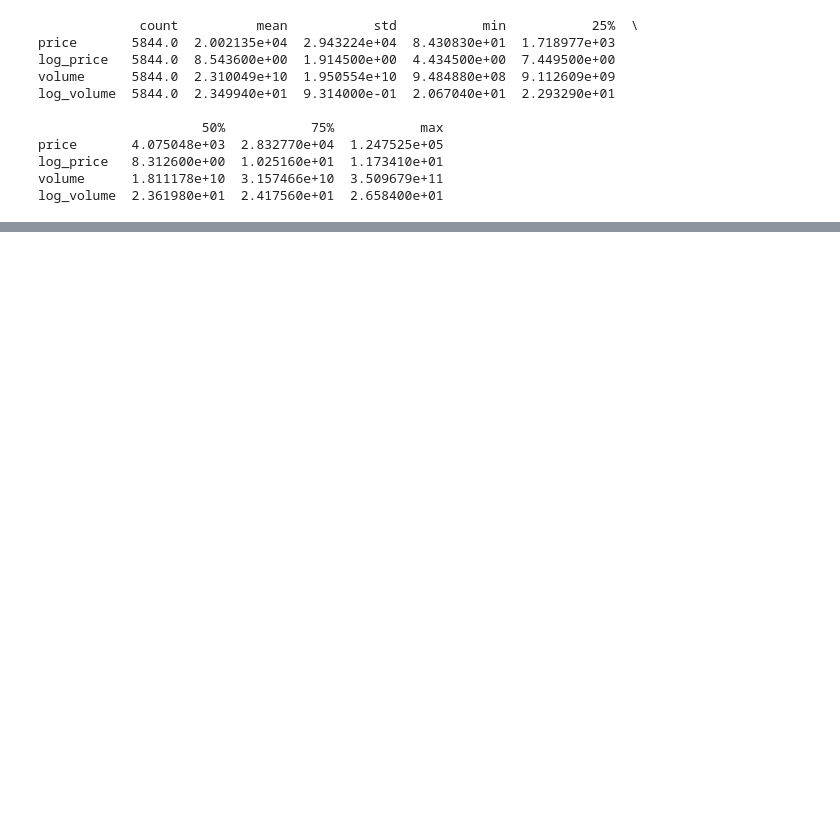
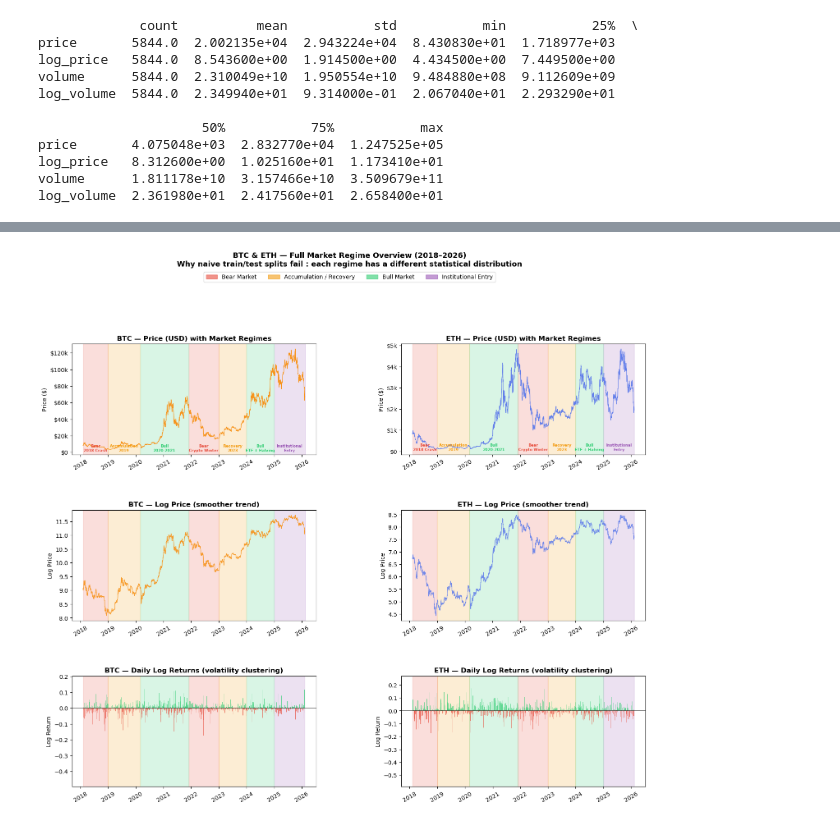
Before and after one commit to tlilimaryem7-cloud/AI-powered-cryptocurrency-market-analysis-and-decision-support-system, a Jupyter notebook: notebooks/EDA_Enriched data.ipynb, the cells around one changed output, grey strips where cells are left out. Drawn from its saved outputs; the diff is of its cells as text; code cells hidden in the pictures; blank space fills up the shorter version.

```diff
--- a/notebooks/EDA_Enriched data.ipynb
+++ b/notebooks/EDA_Enriched data.ipynb
@@ -605,0 +687,89 @@ log_volume  2.361980e+01  2.417560e+01  2.658400e+01
+# %%
+# EDA — MARKET REGIME VISUALIZATION
+import matplotlib.pyplot as plt
+import matplotlib.patches as mpatches
+import matplotlib.gridspec as gridspec
+
+# ── Define regime periods ─────────────────────────────────────
+regimes = [
+    ("2018-02-08", "2018-12-31", "#e74c3c", "Bear\n2018 Crash",        0.15),
+    ("2019-01-01", "2020-02-28", "#f39c12", "Accumulation\n2019",       0.15),
+    ("2020-03-01", "2021-11-30", "#2ecc71", "Bull\n2020-2021",          0.15),
+    ("2021-12-01", "2022-12-31", "#e74c3c", "Bear\nCrypto Winter",      0.15),
+    ("2023-01-01", "2023-12-31", "#f39c12", "Recovery\n2023",           0.15),
+    ("2024-01-01", "2024-12-31", "#2ecc71", "Bull\nETF + Halving",      0.15),
+    ("2025-01-01", "2026-02-11", "#9b59b6", "Institutional\nEntry",     0.15),
+]
+
+colors  = {"btc": "#F7931A", "eth": "#627EEA"}
+fig     = plt.figure(figsize=(18, 14))
+gs      = gridspec.GridSpec(3, 2, figure=fig, hspace=0.5, wspace=0.35)
+
+for i, coin in enumerate(["btc", "eth"]):
+    sub = df[df["coin"] == coin].set_index("timestamp").sort_index()
+
+    # ── Price with regime shading ─────────────────────────────
+    ax1 = fig.add_subplot(gs[0, i])
+    for start, end, color, label, alpha in regimes:
+        ax1.axvspan(pd.Timestamp(start), pd.Timestamp(end),
+                    color=color, alpha=0.18)
+        mid = pd.Timestamp(start) + (pd.Timestamp(end) - pd.Timestamp(start)) / 2
+        ax1.text(mid, ax1.get_ylim()[1] if i == 0 else ax1.get_ylim()[1],
+                 label, ha="center", fontsize=6.5, color=color,
+                 fontweight="bold", va="bottom")
+    ax1.plot(sub.index, sub["price"], color=colors[coin], linewidth=0.9)
+    ax1.set_title(f"{coin.upper()} — Price (USD) with Market Regimes",
+                  fontweight="bold")
+    ax1.set_ylabel("Price ($)")
+    ax1.tick_params(axis="x", rotation=30)
+    ax1.yaxis.set_major_formatter(
+        plt.FuncFormatter(lambda x, _: f"${x/1e3:.0f}k" if x >= 1000 else f"${x:.0f}")
+    )
+
+    # ── Log price ─────────────────────────────────────────────
+    ax2 = fig.add_subplot(gs[1, i])
+    for start, end, color, label, alpha in regimes:
+        ax2.axvspan(pd.Timestamp(start), pd.Timestamp(end),
+                    color=color, alpha=0.18)
+    ax2.plot(sub.index, sub["log_price"], color=colors[coin],
+             linewidth=0.9, alpha=0.9)
+    ax2.set_title(f"{coin.upper()} — Log Price (smoother trend)",
+                  fontweight="bold")
+    ax2.set_ylabel("Log Price")
+    ax2.tick_params(axis="x", rotation=30)
+
+    # ── Daily log returns (volatility clustering) ─────────────
+    ax3 = fig.add_subplot(gs[2, i])
+    for start, end, color, label, alpha in regimes:
+        ax3.axvspan(pd.Timestamp(start), pd.Timestamp(end),
+                    color=color, alpha=0.18)
+    ax3.bar(sub.index, sub["log_return_1d"],
+            color=sub["log_return_1d"].apply(
+                lambda x: "#2ecc71" if x >= 0 else "#e74c3c"),
+            width=1.5, alpha=0.7)
+    ax3.axhline(0, color="black", linewidth=0.5)
+    ax3.set_title(f"{coin.upper()} — Daily Log Returns (volatility clustering)",
+                  fontweight="bold")
+    ax3.set_ylabel("Log Return")
+    ax3.tick_params(axis="x", rotation=30)
+
+# ── Shared legend ─────────────────────────────────────────────
+legend_patches = [
+    mpatches.Patch(color="#e74c3c", alpha=0.6, label="Bear Market"),
+    mpatches.Patch(color="#f39c12", alpha=0.6, label="Accumulation / Recovery"),
+    mpatches.Patch(color="#2ecc71", alpha=0.6, label="Bull Market"),
+    mpatches.Patch(color="#9b59b6", alpha=0.6, label="Institutional Entry"),
+]
+fig.legend(handles=legend_patches, loc="upper center",
+           ncol=4, fontsize=10, bbox_to_anchor=(0.5, 1.01),
+           frameon=True)
+
+plt.suptitle(
+    "BTC & ETH — Full Market Regime Overview (2018–2026)\n"
+    "Why naive train/test splits fail : each regime has a different statistical distribution",
+    fontsize=13, fontweight="bold", y=1.04
+)
+
+plt.show()
+# %% [output]
+[figure, added]
```
Also changed, not shown: parts of 34 cells of this notebook.
